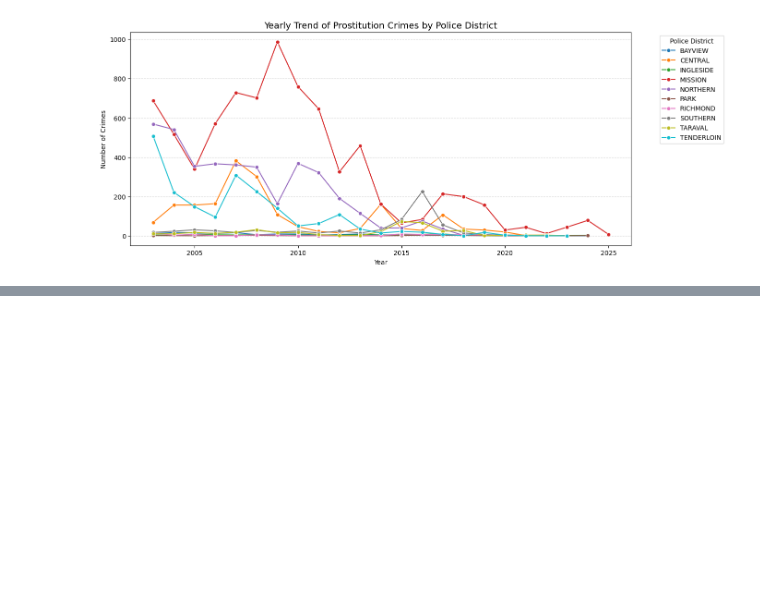
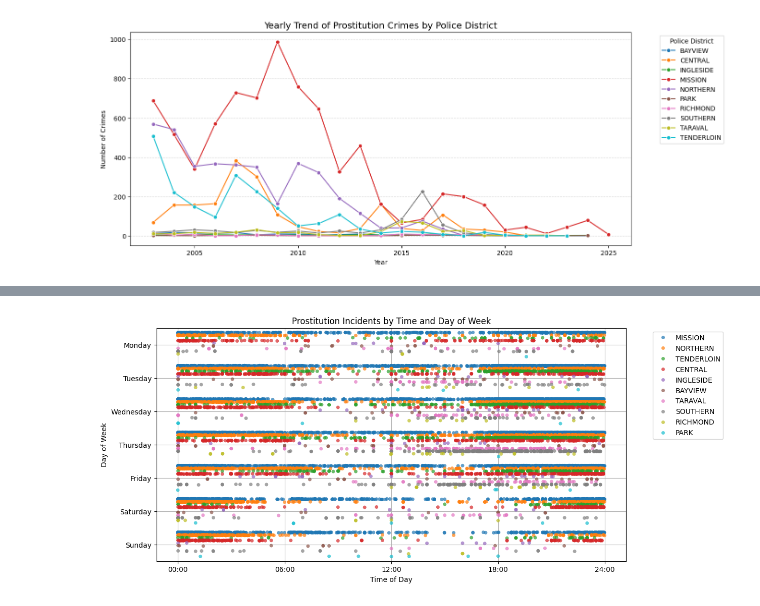
Before and after one commit to Jawsen/Social_Data, a Jupyter notebook: Week4/Part3.ipynb, the cells around one changed output, grey strips where cells are left out. Saved outputs shown, nothing was run; the diff lists cells and outputs as text; code cells hidden in the pictures; blank space fills up the shorter version.

```diff
--- a/Week4/Part3.ipynb
+++ b/Week4/Part3.ipynb
@@ -116,0 +138,39 @@ dtype: int64
+# %%
+# Ensure the days are ordered correctly
+day_order = ['Monday', 'Tuesday', 'Wednesday', 'Thursday', 'Friday', 'Saturday', 'Sunday']
+df_prostitution['Incident Day of Week'] = pd.Categorical(df_prostitution['Incident Day of Week'], categories=day_order, ordered=True)
+
+# Convert time to minutes since midnight for easier plotting
+def time_to_minutes(time_str):
+    hours, minutes = map(int, time_str.split(':'))
+    return hours * 60 + minutes
+
+df_prostitution['Incident Minutes'] = df_prostitution['Incident Time'].apply(time_to_minutes)
+
+# Create the flipped stripplot (time on x-axis, day on y-axis)
+plt.figure(figsize=(12, 6))
+sns.stripplot(
+    y='Incident Day of Week',
+    x='Incident Minutes',
+    data=df_prostitution,
+    jitter=True,
+    hue='Police District',
+    dodge=True,
+    alpha=0.7
+)
+
+# Fix x-axis to show regular time intervals (every 6 hours)
+plt.xticks(
+    [0, 360, 720, 1080, 1440],  # minutes since midnight
+    ['00:00', '06:00', '12:00', '18:00', '24:00']  # actual time labels
+)
+
+plt.title('Prostitution Incidents by Time and Day of Week')
+plt.xlabel('Time of Day')
+plt.ylabel('Day of Week')
+plt.legend(bbox_to_anchor=(1.05, 1), loc='upper left')
+plt.grid(True)
+
+plt.show()
+# %% [output]
+[figure, added]
```
Also changed, not shown: parts of 7 cells of this notebook.
